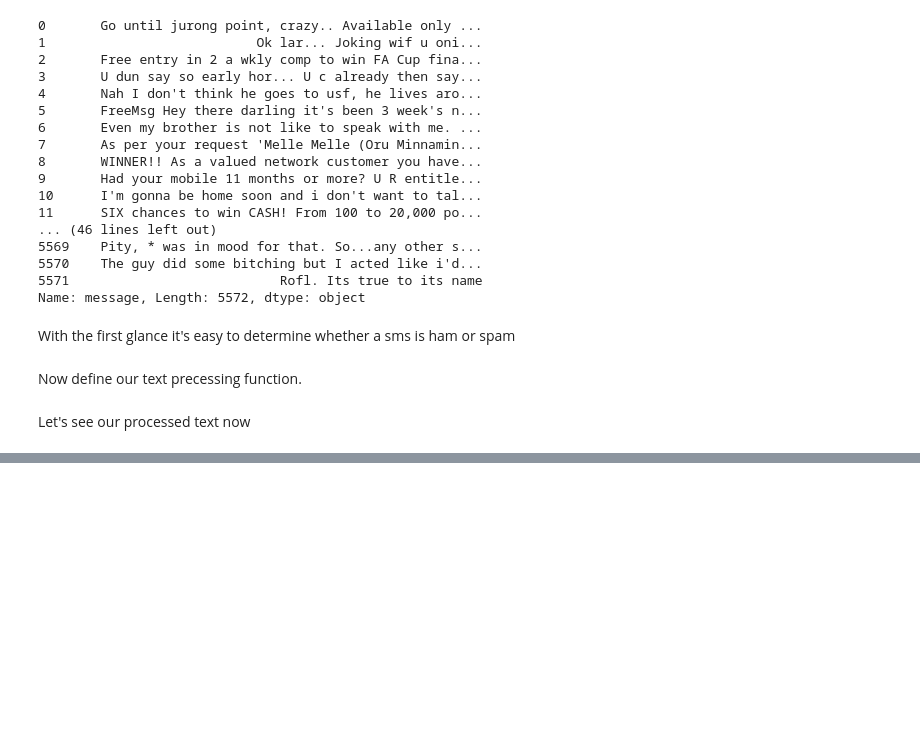
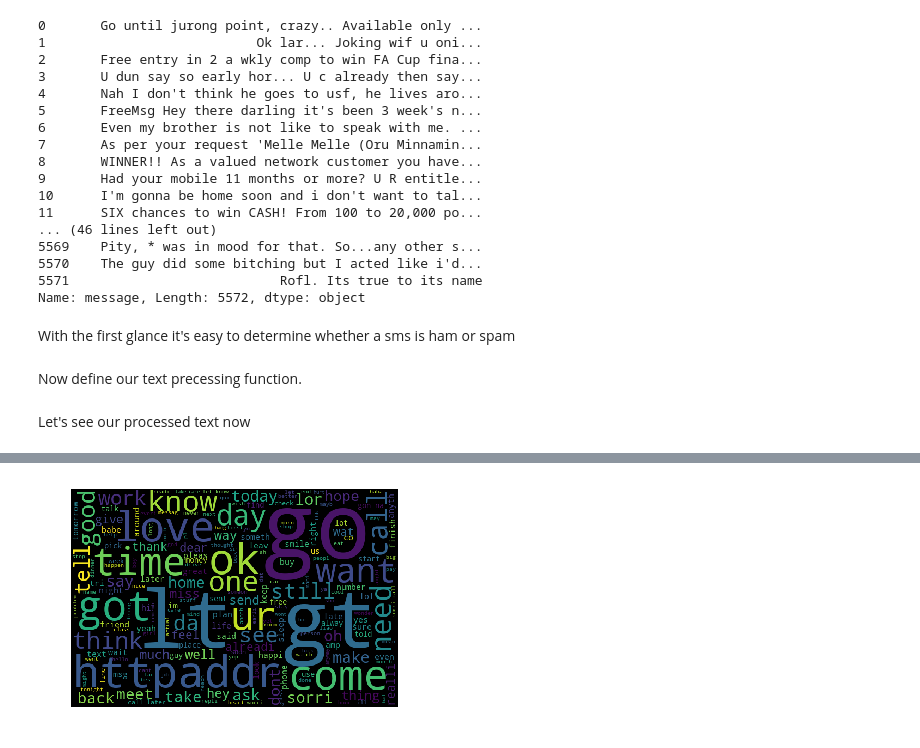
Before and after one commit to PanPapag/SMS-Spam-Detection-System, a Jupyter notebook: sms_spam_detection.ipynb, the cells around one changed output, grey strips where cells are left out. Drawn from its saved outputs; the diff is of its cells as text; code cells hidden in the pictures; blank space fills up the shorter version.

```diff
--- a/sms_spam_detection.ipynb
+++ b/sms_spam_detection.ipynb
@@ -207,0 +204,5 @@ Name: message, Length: 5572, dtype: object
+# %%
+# generate wordcloud for 'ham' sms
+generate_wordcloud('ham')
+# %% [output]
+[figure, added]
```
Also changed, not shown: parts of 15 cells of this notebook.
